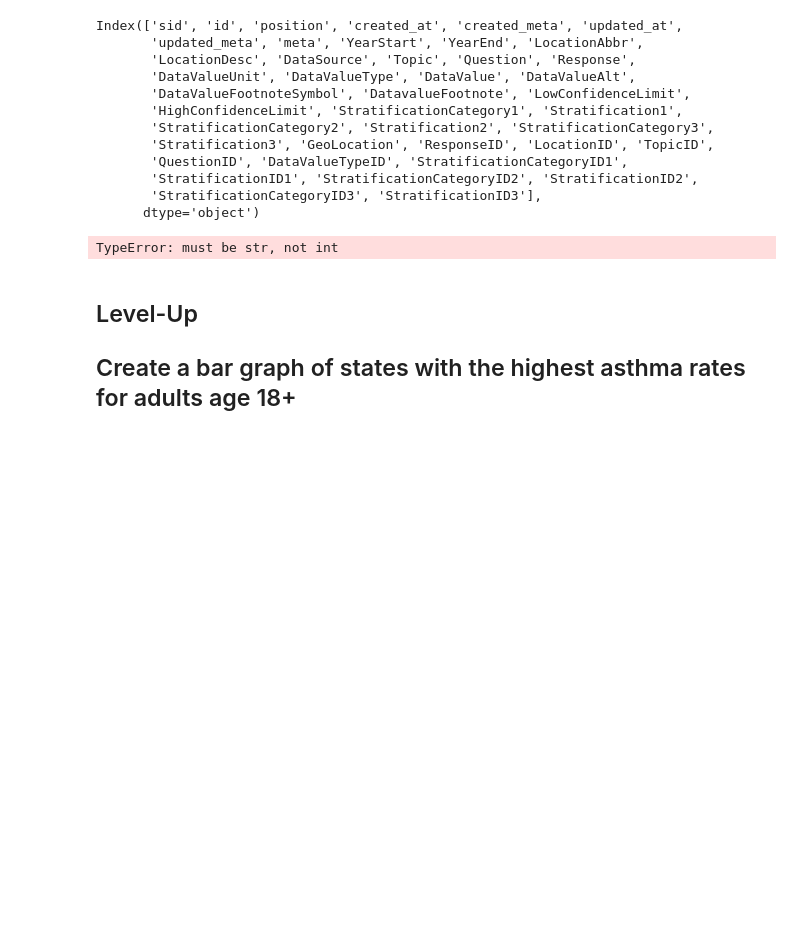
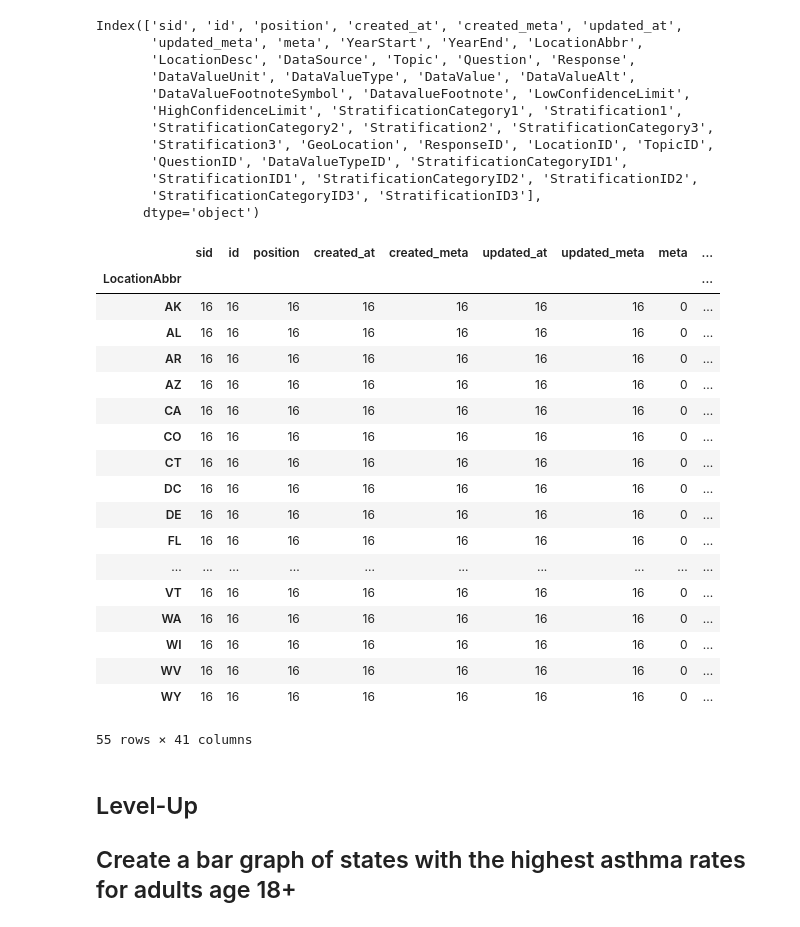
Before and after one commit to minotaur142/dsc-exploring-and-transforming-json-schemas-lab-nyc-ds-060319, a Jupyter notebook: index.ipynb, the cells around one changed output. Saved outputs shown, nothing was run; the diff lists cells and outputs as text; code cells hidden in the pictures; blank space fills up the shorter version.

```diff
--- a/index.ipynb
+++ b/index.ipynb
@@ -54,9 +54,27 @@ Index(['sid', 'id', 'position', 'created_at', 'created_meta', 'updated_at',
       dtype='object')
 # %%
 df[df.Question == 'Current asthma prevalence among adults aged >= 18 years']\
-.groupby('LocationAbbr').DataValue
+.groupby('LocationAbbr').count()
 # %% [output]
+|  | sid | id | position | created_at | created_meta | updated_at | updated_meta | meta | ... |
+| LocationAbbr |  |  |  |  |  |  |  |  | ... |
+| AK | 16 | 16 | 16 | 16 | 16 | 16 | 16 | 0 | ... |
+| AL | 16 | 16 | 16 | 16 | 16 | 16 | 16 | 0 | ... |
+| AR | 16 | 16 | 16 | 16 | 16 | 16 | 16 | 0 | ... |
+| AZ | 16 | 16 | 16 | 16 | 16 | 16 | 16 | 0 | ... |
+| CA | 16 | 16 | 16 | 16 | 16 | 16 | 16 | 0 | ... |
+| CO | 16 | 16 | 16 | 16 | 16 | 16 | 16 | 0 | ... |
+| CT | 16 | 16 | 16 | 16 | 16 | 16 | 16 | 0 | ... |
+| DC | 16 | 16 | 16 | 16 | 16 | 16 | 16 | 0 | ... |
+| DE | 16 | 16 | 16 | 16 | 16 | 16 | 16 | 0 | ... |
+| FL | 16 | 16 | 16 | 16 | 16 | 16 | 16 | 0 | ... |
+| ... | ... | ... | ... | ... | ... | ... | ... | ... | ... |
+| VT | 16 | 16 | 16 | 16 | 16 | 16 | 16 | 0 | ... |
+| WA | 16 | 16 | 16 | 16 | 16 | 16 | 16 | 0 | ... |
+| WI | 16 | 16 | 16 | 16 | 16 | 16 | 16 | 0 | ... |
+| WV | 16 | 16 | 16 | 16 | 16 | 16 | 16 | 0 | ... |
+| WY | 16 | 16 | 16 | 16 | 16 | 16 | 16 | 0 | ... |
-TypeError: must be str, not int
+55 rows × 41 columns
 # %% [markdown]
 ## Level-Up
 ## Create a bar graph of states with the highest asthma rates for adults age 18+
```
